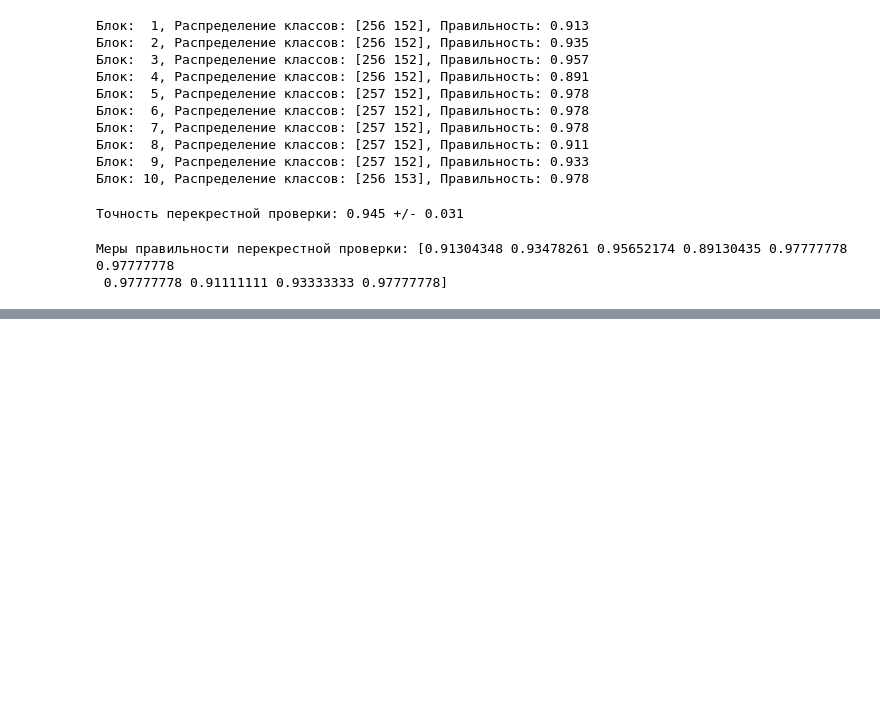
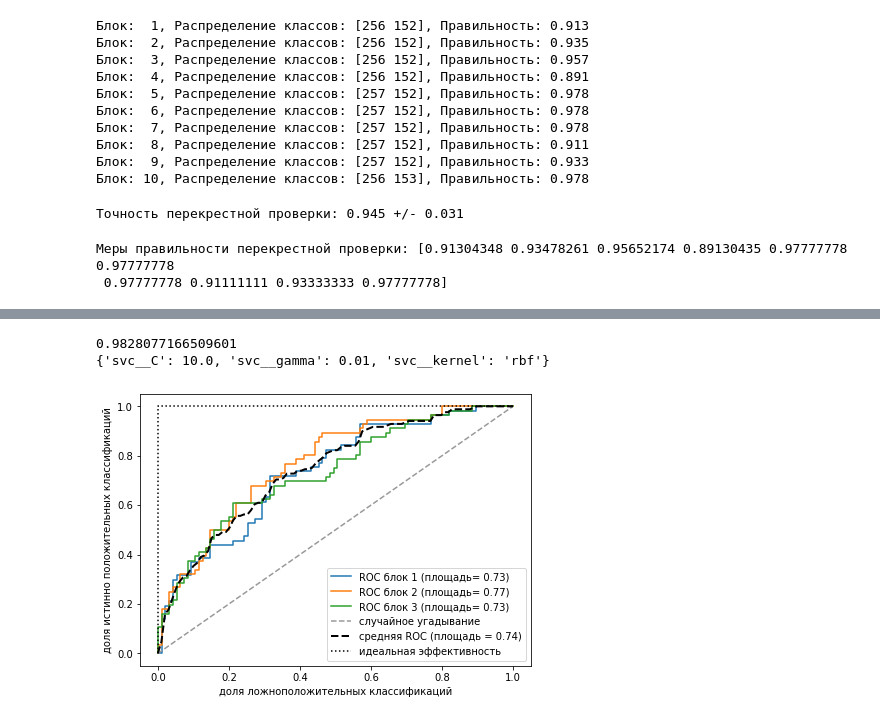
Before and after one commit to maxcool73/pml, a Jupyter notebook: assessment/assessment.ipynb, the cells around one changed output, grey strips where cells are left out. Saved outputs shown, nothing was run; the diff lists cells and outputs as text; code cells hidden in the pictures; blank space fills up the shorter version.

```diff
--- a/assessment/assessment.ipynb
+++ b/assessment/assessment.ipynb
@@ -68,0 +203,57 @@ print('Меры правильности перекрестной проверк
+# %%
+from sklearn.metrics import make_scorer, f1_score
+
+c_gamma_range = [0.01, 0.1, 1.0, 10.0]
+param_grid = [{'svc__C': c_gamma_range,
+               'svc__kernel': ['linear']},
+              {'svc__C': c_gamma_range,
+               'svc__gamma': c_gamma_range,
+               'svc__kernel': ['rbf']}]
+scorer = make_scorer(f1_score, pos_label=0)
+gs = GridSearchCV(estimator=pipe_svc, param_grid=param_grid, scoring=scorer, cv=10)
+gs = gs.fit(X_train, y_train)
+print(gs.best_score_)
+print(gs.best_params_)
+# %% [output]
+0.9828077166509601
+{'svc__C': 10.0, 'svc__gamma': 0.01, 'svc__kernel': 'rbf'}
+# %%
+from sklearn.metrics import roc_curve, auc
+from numpy import interp
+
+pipe_lr = make_pipeline(StandardScaler(),
+                        PCA(n_components=2),
+                        LogisticRegression(penalty='l2',
+                                           random_state=1,
+                                           solver='lbfgs',
+                                           C=100.0))
+X_train2 = X_train[:, [4, 14]]
+cv = list(StratifiedKFold(n_splits=3, random_state=1, shuffle=True).split(X_train, y_train))
+fig = plt.figure(figsize=(7, 5))
+mean_tpr = 0.0
+mean_fpr = np.linspace(0, 1, 100)
+all_tpr = []
+for i, (train, test) in enumerate(cv):
+    probas = pipe_lr.fit(X_train2[train], y_train[train]).predict_proba(X_train2[test])
+    fpr, tpr, thresholds = roc_curve(y_train[test], probas[:, 1], pos_label=1)
+    mean_tpr += interp(mean_fpr, fpr, tpr)
+    mean_tpr[0] = 0.0
+    roc_auc = auc(fpr, tpr)
+    plt.plot(fpr,
+             tpr,
+             label='ROC блок %d (площадь= %0.2f)'
+                   % (i + 1, roc_auc))
+plt.plot([0, 1], [0, 1], linestyle='--', color=(0.6, 0.6, 0.6), label='случайное угадывание')
+mean_tpr /= len(cv)
+mean_tpr[-1] = 1.0
+mean_auc = auc(mean_fpr, mean_tpr)
+plt.plot(mean_fpr, mean_tpr, 'k--', label='средняя ROC (площадь = %0.2f)' % mean_auc, lw=2)
+plt.plot([0, 0, 1], [0, 1, 1], linestyle=':', color='black', label='идеальная эффективность')
+plt.xlim([-0.05, 1.05])
+plt.ylim([-0.05, 1.05])
+plt.xlabel('дoля ложноположительных классификаций')
+plt.ylabel('доля истинно положительных классификаций')
+plt.legend(loc="lower right")
+plt.show()
+# %% [output]
+[figure, added]
```
Also changed, not shown: parts of 11 cells of this notebook.
